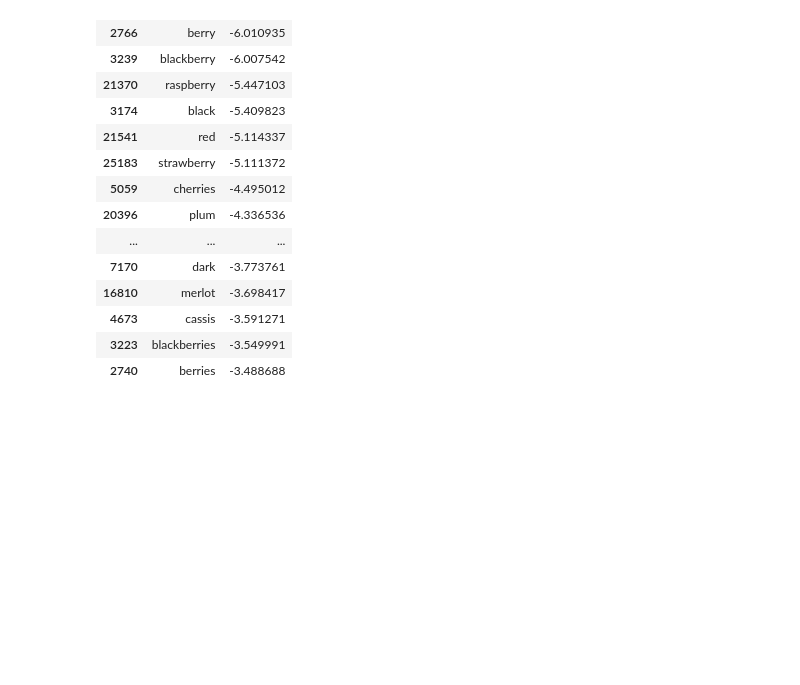
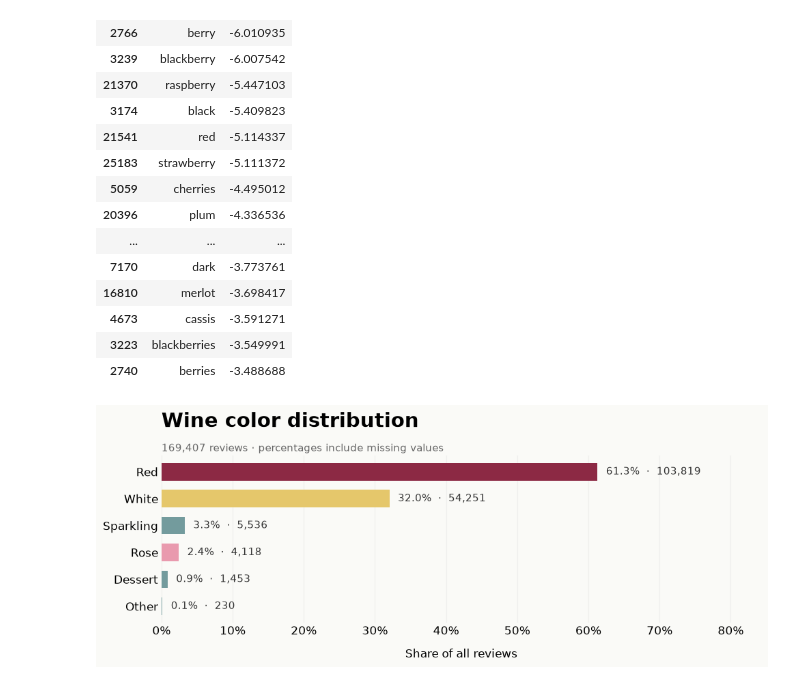
Before and after one commit to Dilraj112358/4401project3, a Jupyter notebook: minh_eda.ipynb, the cells around one changed output. Drawn from its saved outputs; the diff is of its cells as text; code cells hidden in the pictures; blank space fills up the shorter version.

Commit message:
wine distribution graph

```diff
--- a/minh_eda.ipynb
+++ b/minh_eda.ipynb
@@ -523,3 +523,84 @@ Class order: ['red' 'white']
 | 4673 | cassis | -3.591271 |
 | 3223 | blackberries | -3.549991 |
 | 2740 | berries | -3.488688 |
+# %%
+import pandas as pd
+import matplotlib.pyplot as plt
+import matplotlib.ticker as mtick
+
+df = pd.read_parquet("df_with_color.parquet")
+
+# Find the color column
+color_cols = [c for c in df.columns if "color" in c.lower()
+              or "colour" in c.lower()]
+if len(color_cols) != 1:
+    raise ValueError(f"Choose the color column from: {df.columns.tolist()}")
+
+colors = (
+    df[color_cols[0]]
+    .astype("string")
+    .str.strip()
+    .str.lower()
+    .replace("", pd.NA)
+    .fillna("Missing")
+    .str.capitalize()
+)
+
+counts = colors.value_counts()
+proportions = counts / len(df)
+
+palette = {
+    "Red": "#8C2944",
+    "White": "#E5C76B",
+    "Rosé": "#E99AAE",
+    "Rose": "#E99AAE",
+    "Orange": "#DC9345",
+    "Missing": "#AAB0B8",
+    "Unknown": "#AAB0B8",
+}
+
+with plt.rc_context({"font.family": "DejaVu Sans", "font.size": 12}):
+    fig, ax = plt.subplots(
+        figsize=(10, max(4, len(counts) * 0.65)),
+        facecolor="#FAFAF7"
+    )
+    ax.set_facecolor("#FAFAF7")
+
+    bars = ax.barh(
+        counts.index,
+        proportions,
+        color=[palette.get(c, "#739B9D") for c in counts.index],
+        height=0.65
+    )
+    ax.invert_yaxis()
+
+    for bar, count, proportion in zip(bars, counts, proportions):
+        ax.text(
+            proportion + 0.012,
+            bar.get_y() + bar.get_height() / 2,
+            f"{proportion:.1%}  ·  {count:,}",
+            va="center", fontsize=11, color="#333333"
+        )
+
+    ax.set_title(
+        "Wine color distribution",
+        loc="left", fontsize=21, fontweight="bold", pad=30
+    )
+    ax.text(
+        0, 1.025, f"{len(df):,} reviews · percentages include missing values",
+        transform=ax.transAxes, fontsize=11, color="#666666"
+    )
+    ax.set_xlabel("Share of all reviews", labelpad=12)
+    ax.xaxis.set_major_formatter(mtick.PercentFormatter(1))
+    ax.set_xlim(0, proportions.max() + 0.23)
+    ax.set_axisbelow(True)
+    ax.grid(axis="x", alpha=0.15)
+    ax.tick_params(axis="both", length=0)
+
+    for spine in ax.spines.values():
+        spine.set_visible(False)
+
+    plt.tight_layout()
+    plt.show()
+# %% [output]
+[figure, added]
```
